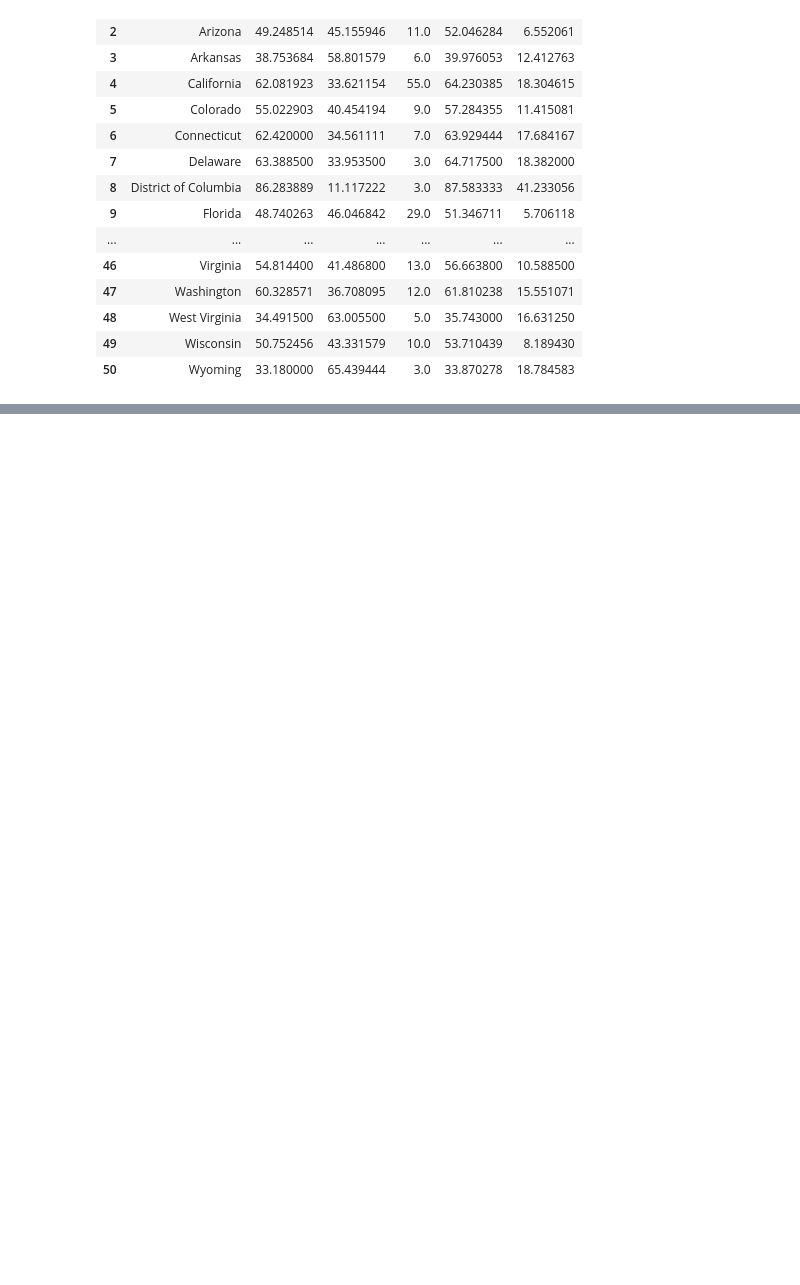
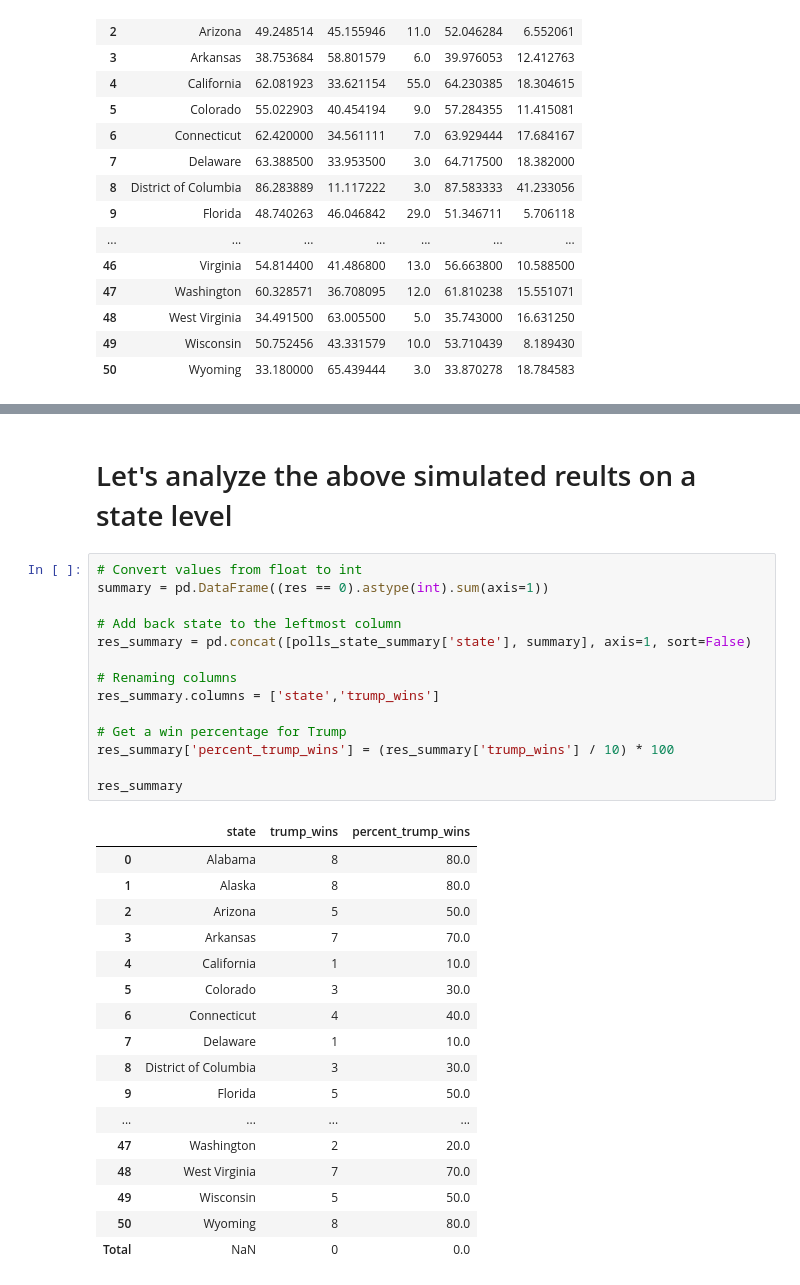
Before and after one commit to rkfd/ds-ai-for-business, a Jupyter notebook: Predicting-the-US-2020-Election/predicting-the-us-2020-election.ipynb, the cells around one changed output, grey strips where cells are left out. Saved outputs shown, nothing was run; the diff lists cells and outputs as text; blank space fills up the shorter version.

```diff
--- a/Predicting-the-US-2020-Election/predicting-the-us-2020-election.ipynb
+++ b/Predicting-the-US-2020-Election/predicting-the-us-2020-election.ipynb
@@ -573,0 +630,34 @@ polls_state_summary
+# %% [markdown]
+# Let's analyze the above simulated reults on a state level
+# %%
+# Convert values from float to int
+summary = pd.DataFrame((res == 0).astype(int).sum(axis=1))
+
+# Add back state to the leftmost column
+res_summary = pd.concat([polls_state_summary['state'], summary], axis=1, sort=False)
+
+# Renaming columns
+res_summary.columns = ['state','trump_wins']
+
+# Get a win percentage for Trump
+res_summary['percent_trump_wins'] = (res_summary['trump_wins'] / 10) * 100
+
+res_summary
+# %% [output]
+|  | state | trump_wins | percent_trump_wins |
+| 0 | Alabama | 8 | 80.0 |
+| 1 | Alaska | 8 | 80.0 |
+| 2 | Arizona | 5 | 50.0 |
+| 3 | Arkansas | 7 | 70.0 |
+| 4 | California | 1 | 10.0 |
+| 5 | Colorado | 3 | 30.0 |
+| 6 | Connecticut | 4 | 40.0 |
+| 7 | Delaware | 1 | 10.0 |
+| 8 | District of Columbia | 3 | 30.0 |
+| 9 | Florida | 5 | 50.0 |
+| ... | ... | ... | ... |
+| 47 | Washington | 2 | 20.0 |
+| 48 | West Virginia | 7 | 70.0 |
+| 49 | Wisconsin | 5 | 50.0 |
+| 50 | Wyoming | 8 | 80.0 |
+| Total | NaN | 0 | 0.0 |
```
Also changed, not shown: parts of 6 cells of this notebook.
